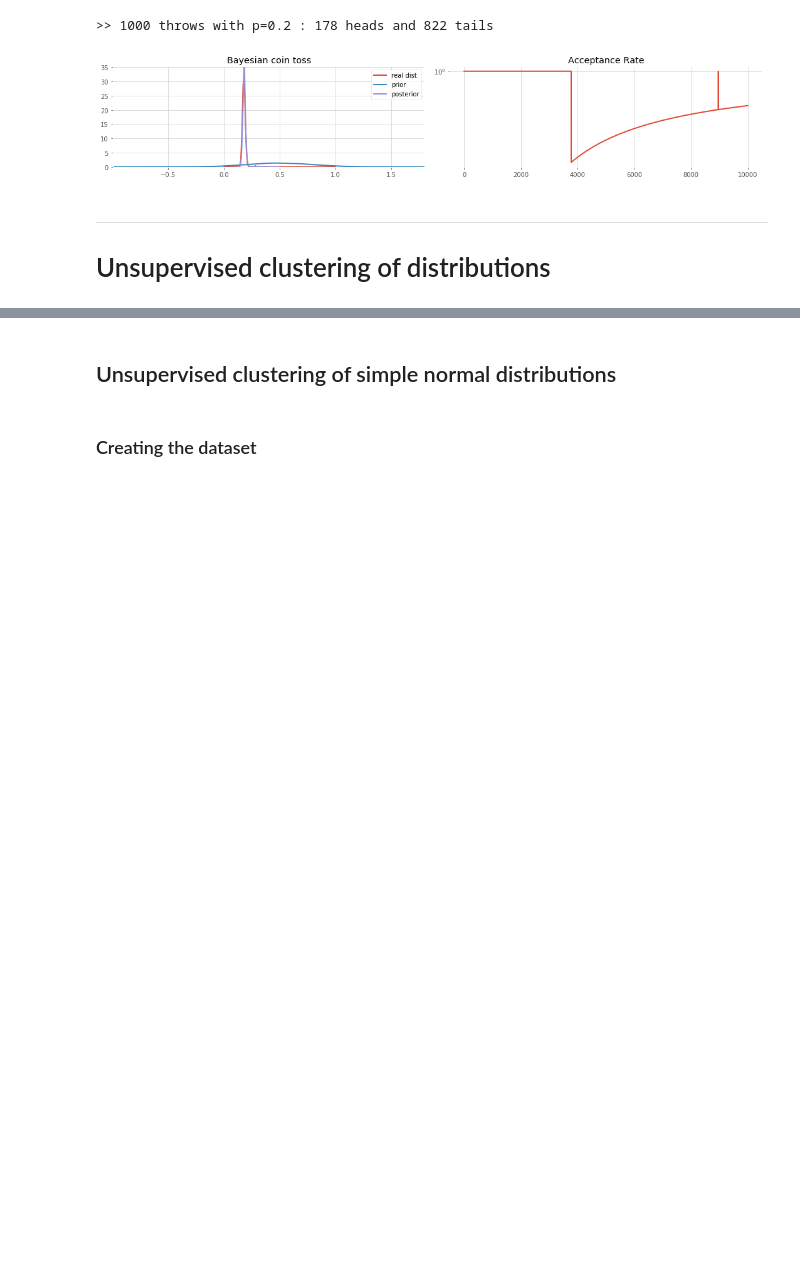
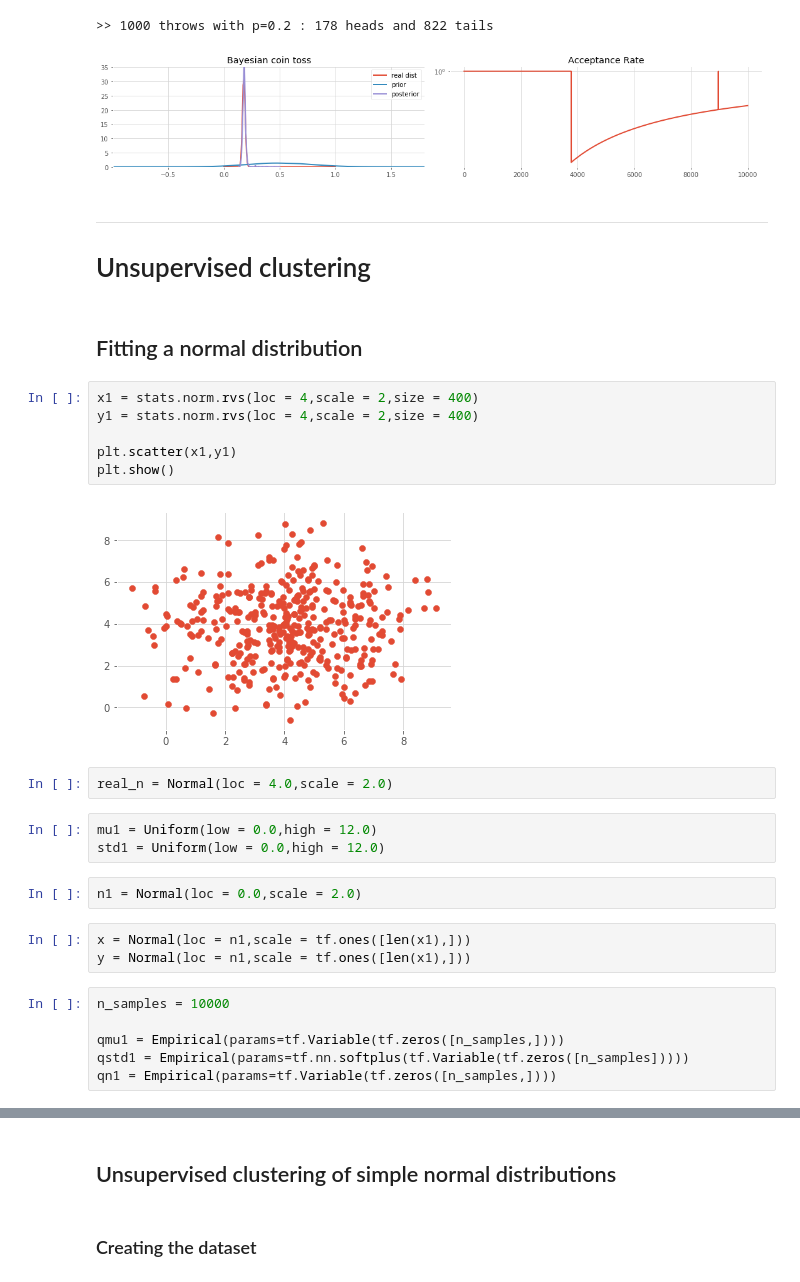
Before and after one commit to TheoLvs/probabilistic-programming, a Jupyter notebook: 1. Experiments/0. Baseyian methods for hackers - notes.ipynb, the cells around one changed output, grey strips where cells are left out. Drawn from its saved outputs; the diff is of its cells as text; blank space fills up the shorter version.

Commit message:
edward utils and update notebook with gaussian fitting

```diff
--- a/1. Experiments/0. Baseyian methods for hackers - notes.ipynb
+++ b/1. Experiments/0. Baseyian methods for hackers - notes.ipynb
@@ -279,4 +279,30 @@ bayesian_coin_toss_mcmc(size = 1000,prior = Normal(loc = 0.5,scale = 0.3))
 [figure]
 # %% [markdown]
 ***
-# Unsupervised clustering of distributions
+# Unsupervised clustering
+# %% [markdown]
+## Fitting a normal distribution
+# %%
+x1 = stats.norm.rvs(loc = 4,scale = 2,size = 400)
+y1 = stats.norm.rvs(loc = 4,scale = 2,size = 400)
+
+plt.scatter(x1,y1)
+plt.show()
+# %% [output]
+[figure, added]
+# %%
+real_n = Normal(loc = 4.0,scale = 2.0)
+# %%
+mu1 = Uniform(low = 0.0,high = 12.0)
+std1 = Uniform(low = 0.0,high = 12.0)
+# %%
+n1 = Normal(loc = 0.0,scale = 2.0)
+# %%
+x = Normal(loc = n1,scale = tf.ones([len(x1),]))
+y = Normal(loc = n1,scale = tf.ones([len(x1),]))
+# %%
+n_samples = 10000
+
+qmu1 = Empirical(params=tf.Variable(tf.zeros([n_samples,])))
+qstd1 = Empirical(params=tf.nn.softplus(tf.Variable(tf.zeros([n_samples]))))
+qn1 = Empirical(params=tf.Variable(tf.zeros([n_samples,])))
```
Also changed, not shown: parts of 18 cells of this notebook, 1 other file.
